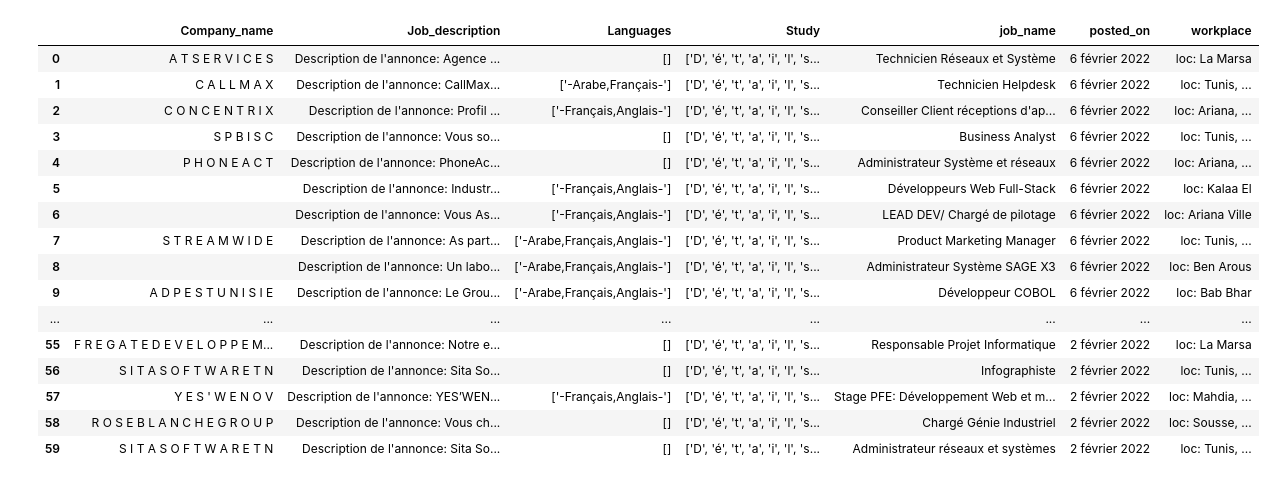
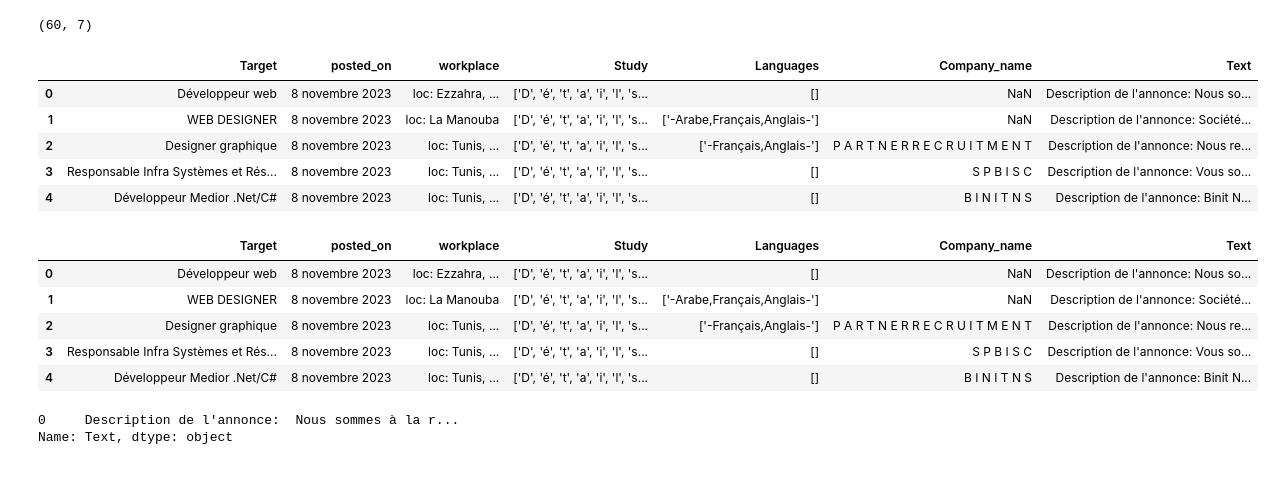
Before and after one commit to biso1991/classifications_method_for_searching_better_jobs-, a Jupyter notebook: projet .ipynb, the cells around one changed output. Saved outputs shown, nothing was run; the diff lists cells and outputs as text; code cells hidden in the pictures.

```diff
--- a/projet .ipynb
+++ b/projet .ipynb
@@ -151,21 +135,5 @@ TypeError: expected string or bytes-like object
 # %%
 df = pd.DataFrame(jobs )
-df
+df.head()
-# %% [output]
-|  | Company_name | Job_description | Languages | Study | job_name | posted_on | workplace |
-| 0 | A T S E R V I C E S | Description de l'annonce: Agence ... | [] | ['D', 'é', 't', 'a', 'i', 'l', 's... | Technicien Réseaux et Système | 6 février 2022 | loc: La Marsa |
-| 1 | C A L L M A X | Description de l'annonce: CallMax... | ['-Arabe,Français-'] | ['D', 'é', 't', 'a', 'i', 'l', 's... | Technicien Helpdesk | 6 février 2022 | loc: Tunis, ... |
-| 2 | C O N C E N T R I X | Description de l'annonce: Profil ... | ['-Français,Anglais-'] | ['D', 'é', 't', 'a', 'i', 'l', 's... | Conseiller Client réceptions d'ap... | 6 février 2022 | loc: Ariana, ... |
-| 3 | S P B I S C | Description de l'annonce: Vous so... | [] | ['D', 'é', 't', 'a', 'i', 'l', 's... | Business Analyst | 6 février 2022 | loc: Tunis, ... |
-| 4 | P H O N E A C T | Description de l'annonce: PhoneAc... | [] | ['D', 'é', 't', 'a', 'i', 'l', 's... | Administrateur Système et réseaux | 6 février 2022 | loc: Ariana, ... |
-| 5 |  | Description de l'annonce: Industr... | ['-Français,Anglais-'] | ['D', 'é', 't', 'a', 'i', 'l', 's... | Développeurs Web Full-Stack | 6 février 2022 | loc: Kalaa El |
-| 6 |  | Description de l'annonce: Vous As... | ['-Français,Anglais-'] | ['D', 'é', 't', 'a', 'i', 'l', 's... | LEAD DEV/ Chargé de pilotage | 6 février 2022 | loc: Ariana Ville |
-| 7 | S T R E A M W I D E | Description de l'annonce: As part... | ['-Arabe,Français,Anglais-'] | ['D', 'é', 't', 'a', 'i', 'l', 's... | Product Marketing Manager | 6 février 2022 | loc: Tunis, ... |
-| 8 |  | Description de l'annonce: Un labo... | ['-Arabe,Français,Anglais-'] | ['D', 'é', 't', 'a', 'i', 'l', 's... | Administrateur Système SAGE X3 | 6 février 2022 | loc: Ben Arous |
-| 9 | A D P E S T U N I S I E | Description de l'annonce: Le Grou... | ['-Arabe,Français,Anglais-'] | ['D', 'é', 't', 'a', 'i', 'l', 's... | Développeur COBOL | 6 février 2022 | loc: Bab Bhar |
-| ... | ... | ... | ... | ... | ... | ... | ... |
-| 55 | F R E G A T E D E V E L O P P E M... | Description de l'annonce: Notre e... | [] | ['D', 'é', 't', 'a', 'i', 'l', 's... | Responsable Projet Informatique | 2 février 2022 | loc: La Marsa |
-| 56 | S I T A S O F T W A R E T N | Description de l'annonce: Sita So... | [] | ['D', 'é', 't', 'a', 'i', 'l', 's... | Infographiste | 2 février 2022 | loc: Tunis, ... |
-| 57 | Y E S ' W E N O V | Description de l'annonce: YES’WEN... | ['-Français,Anglais-'] | ['D', 'é', 't', 'a', 'i', 'l', 's... | Stage PFE: Développement Web et m... | 2 février 2022 | loc: Mahdia, ... |
-| 58 | R O S E B L A N C H E G R O U P | Description de l'annonce: Vous ch... | [] | ['D', 'é', 't', 'a', 'i', 'l', 's... | Chargé Génie Industriel | 2 février 2022 | loc: Sousse, ... |
-| 59 | S I T A S O F T W A R E T N | Description de l'annonce: Sita So... | [] | ['D', 'é', 't', 'a', 'i', 'l', 's... | Administrateur réseaux et systèmes | 2 février 2022 | loc: Tunis, ... |
+# %%
+df =pd.read_csv('jobs.csv')
@@ -171,0 +143,14 @@ df
+# %%
+df.shape
+# %% [output]
+(60, 7)
+# %%
+df.rename(columns = {'job_name':'Target','Job_description':'Text' }, inplace = True)
+df.head()
+# %% [output]
+|  | Target | posted_on | workplace | Study | Languages | Company_name | Text |
+| 0 | Développeur web | 8 novembre 2023 | loc: Ezzahra, ... | ['D', 'é', 't', 'a', 'i', 'l', 's... | [] | NaN | Description de l'annonce: Nous so... |
+| 1 | WEB DESIGNER | 8 novembre 2023 | loc: La Manouba | ['D', 'é', 't', 'a', 'i', 'l', 's... | ['-Arabe,Français,Anglais-'] | NaN | Description de l'annonce: Société... |
+| 2 | Designer graphique | 8 novembre 2023 | loc: Tunis, ... | ['D', 'é', 't', 'a', 'i', 'l', 's... | ['-Français,Anglais-'] | P A R T N E R R E C R U I T M E N T | Description de l'annonce: Nous re... |
+| 3 | Responsable Infra Systèmes et Rés... | 8 novembre 2023 | loc: Tunis, ... | ['D', 'é', 't', 'a', 'i', 'l', 's... | [] | S P B I S C | Description de l'annonce: Vous so... |
+| 4 | Développeur Medior .Net/C# | 8 novembre 2023 | loc: Tunis, ... | ['D', 'é', 't', 'a', 'i', 'l', 's... | [] | B I N I T N S | Description de l'annonce: Binit N... |
@@ -171,0 +160,15 @@ df
+# %%
+data.head()
+# %% [output]
+|  | Target | posted_on | workplace | Study | Languages | Company_name | Text |
+| 0 | Développeur web | 8 novembre 2023 | loc: Ezzahra, ... | ['D', 'é', 't', 'a', 'i', 'l', 's... | [] | NaN | Description de l'annonce: Nous so... |
+| 1 | WEB DESIGNER | 8 novembre 2023 | loc: La Manouba | ['D', 'é', 't', 'a', 'i', 'l', 's... | ['-Arabe,Français,Anglais-'] | NaN | Description de l'annonce: Société... |
+| 2 | Designer graphique | 8 novembre 2023 | loc: Tunis, ... | ['D', 'é', 't', 'a', 'i', 'l', 's... | ['-Français,Anglais-'] | P A R T N E R R E C R U I T M E N T | Description de l'annonce: Nous re... |
+| 3 | Responsable Infra Systèmes et Rés... | 8 novembre 2023 | loc: Tunis, ... | ['D', 'é', 't', 'a', 'i', 'l', 's... | [] | S P B I S C | Description de l'annonce: Vous so... |
+| 4 | Développeur Medior .Net/C# | 8 novembre 2023 | loc: Tunis, ... | ['D', 'é', 't', 'a', 'i', 'l', 's... | [] | B I N I T N S | Description de l'annonce: Binit N... |
+# %%
+data_txt = data['Text']
+data_txt
+# %% [output]
+0     Description de l'annonce:  Nous sommes à la r...
+Name: Text, dtype: object
```
Also changed, not shown: parts of 26 cells of this notebook, 1 other file.
